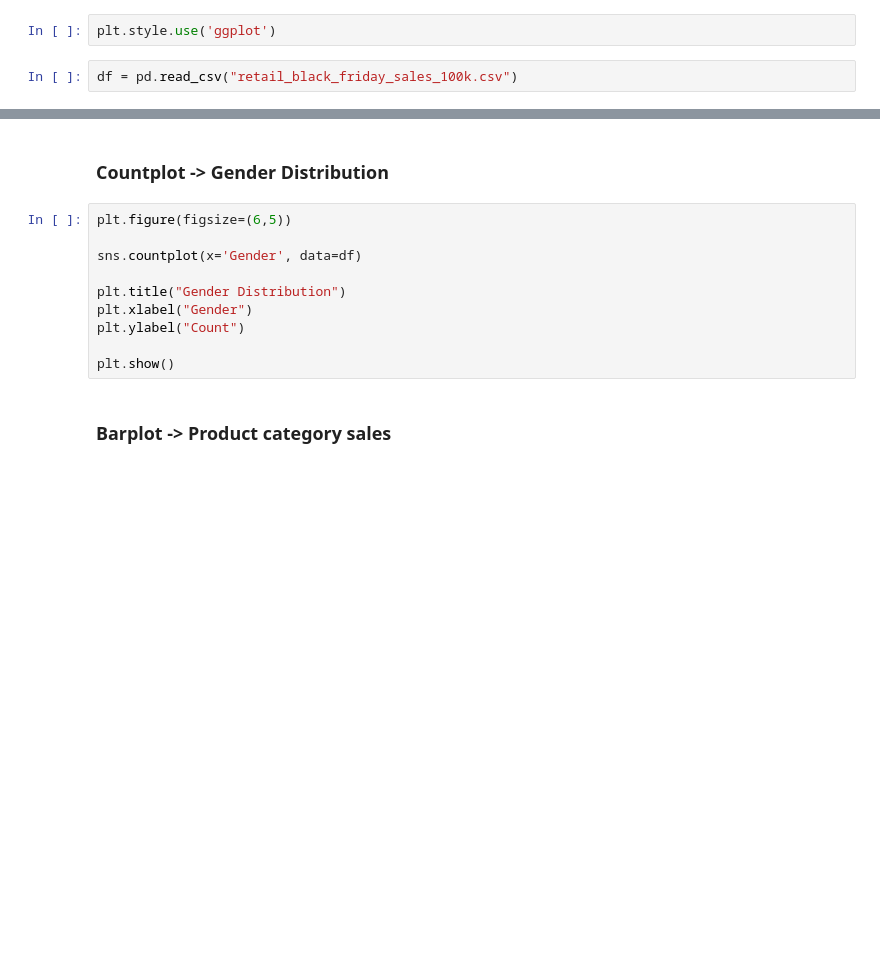
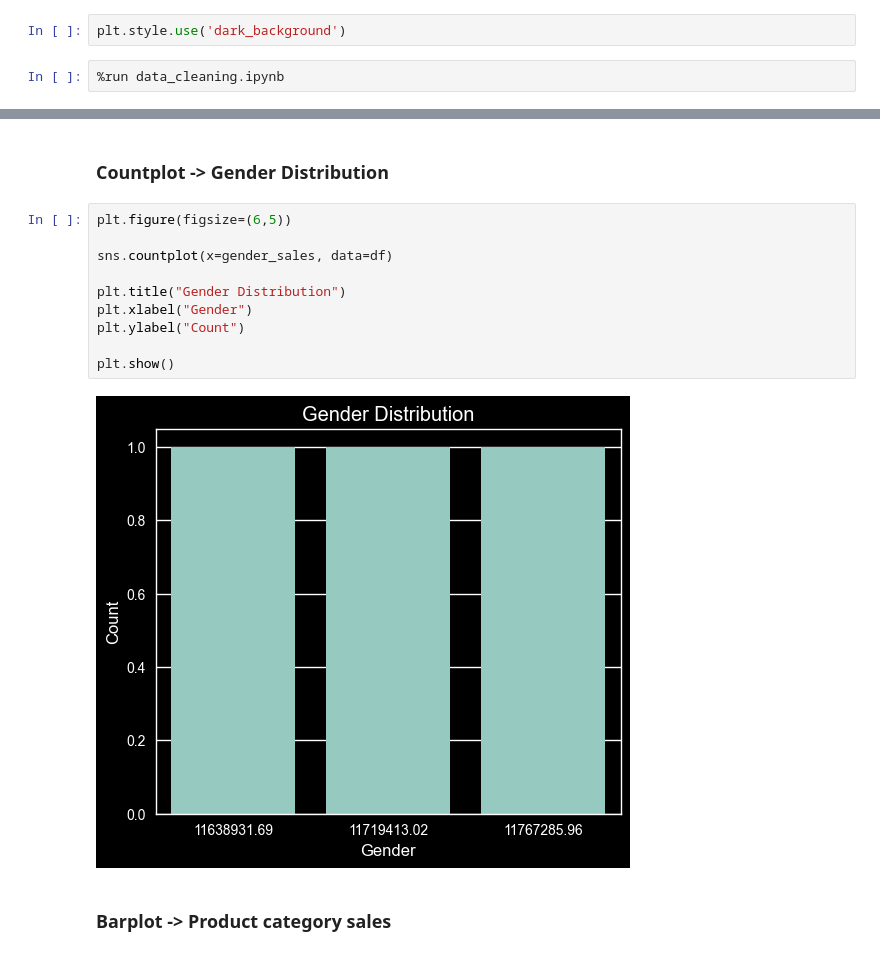
Before and after one commit to Sanskarrrrr30/Black-Friday-Retail-Sales-Analysis, a Jupyter notebook: notebooks/visualization.ipynb, the cells around one changed output, grey strips where cells are left out. Saved outputs shown, nothing was run; the diff lists cells and outputs as text; blank space fills up the shorter version.

Commit message:
Feature [Sanskar] : Pushed Final Visualization.ipynb

```diff
--- a/notebooks/visualization.ipynb
+++ b/notebooks/visualization.ipynb
@@ -4,6 +4,6 @@ import pandas as pd
 import matplotlib.pyplot as plt
 import seaborn as sns
 # %%
-plt.style.use('ggplot')
+plt.style.use('dark_background')
 # %%
-df = pd.read_csv("retail_black_friday_sales_100k.csv")
+%run data_cleaning.ipynb
@@ -100,13 +32,15 @@ dtype: int64
 # %%
 plt.figure(figsize=(6,5))
 
-sns.countplot(x='Gender', data=df)
+sns.countplot(x=gender_sales, data=df)
 
 plt.title("Gender Distribution")
 plt.xlabel("Gender")
 plt.ylabel("Count")
 
 plt.show()
+# %% [output]
+[figure, added]
 # %% [markdown]
 ### Barplot -> Product category sales
 # %%
```
Also changed, not shown: parts of 9 cells of this notebook.
